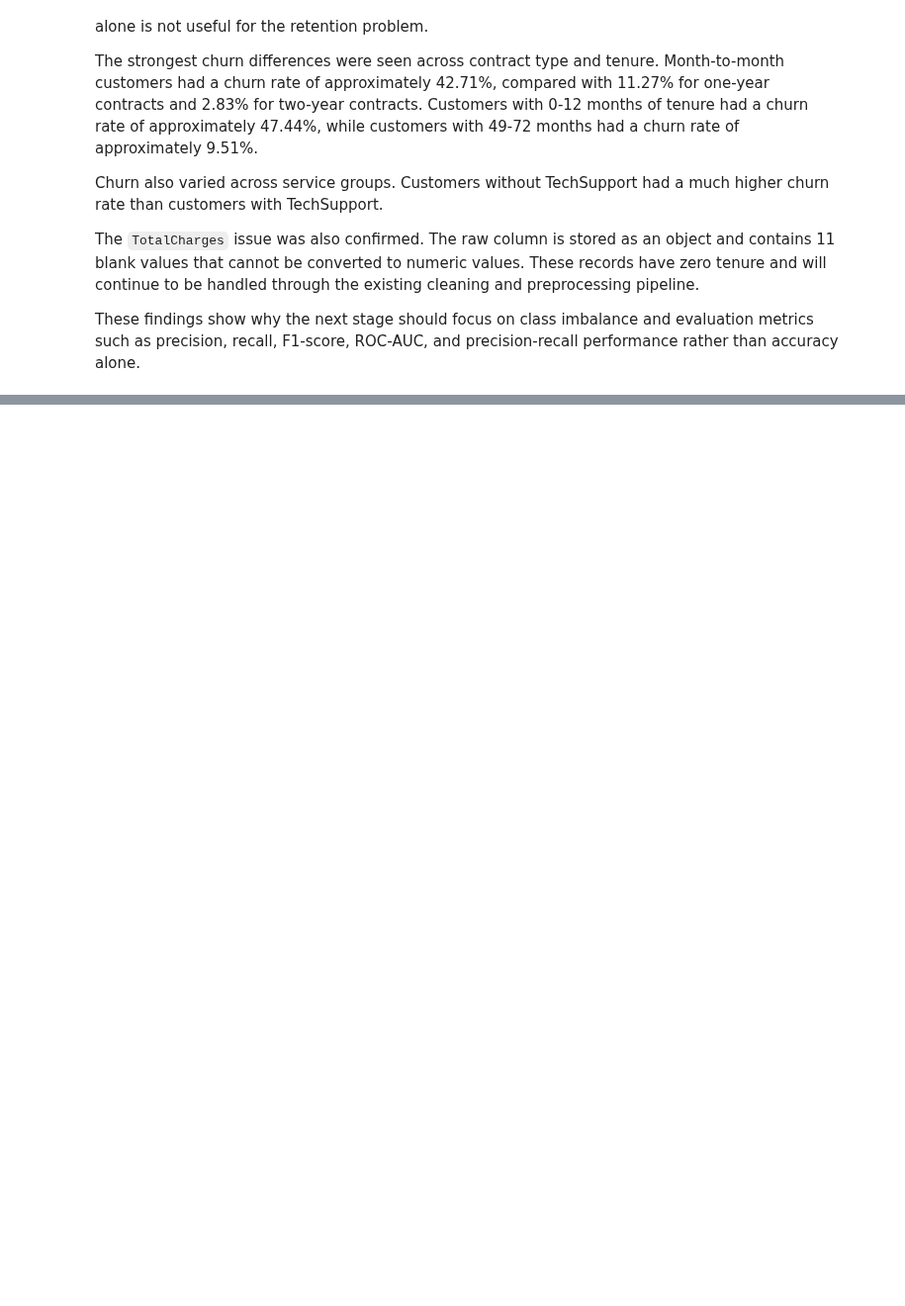
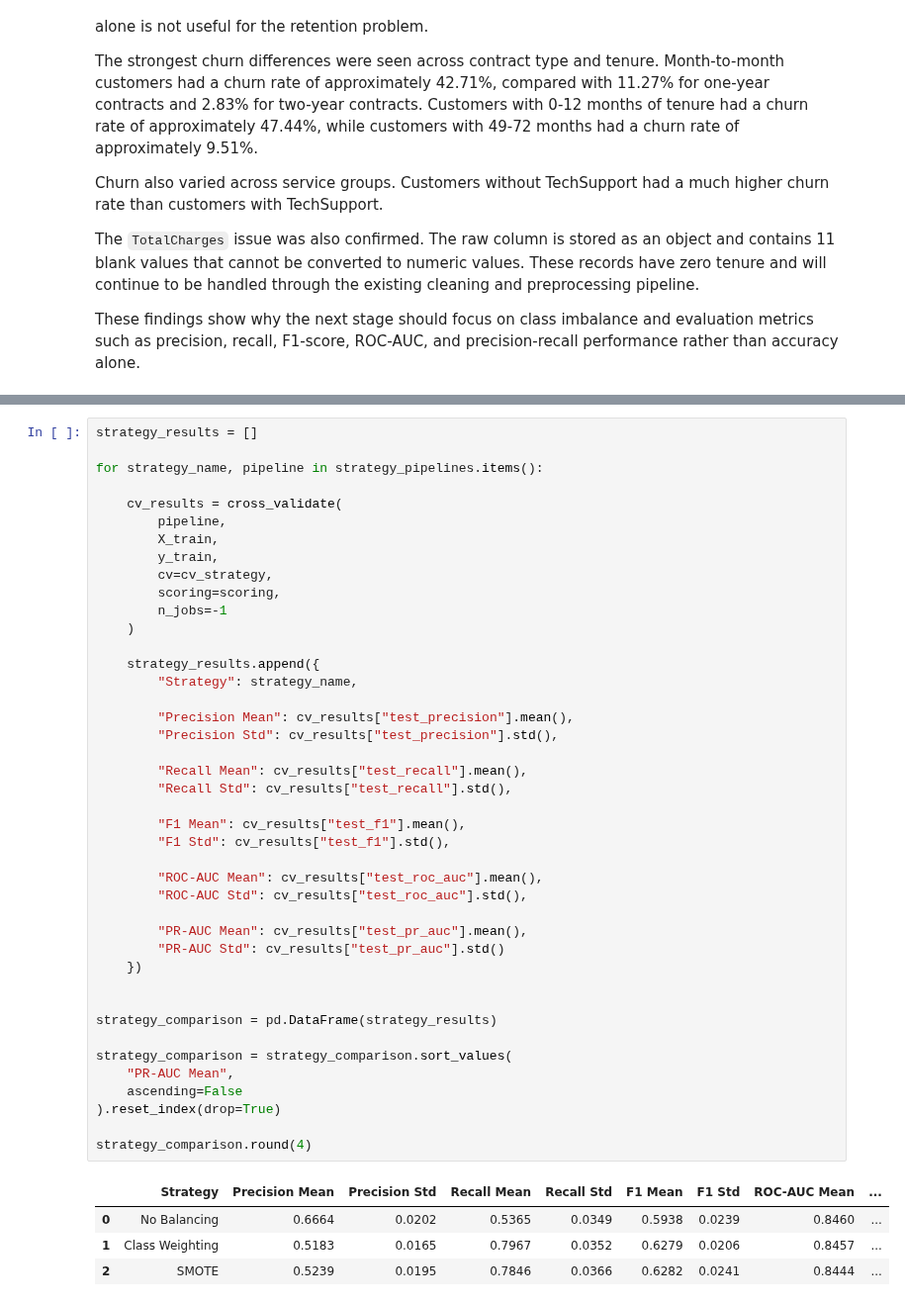
Before and after one commit to francisparwez/telco-customer-churn, a Jupyter notebook: Telco_Churn.ipynb, the cells around one changed output, grey strips where cells are left out. Shown at 99% size. Saved outputs shown, nothing was run; the diff lists cells and outputs as text; blank space fills up the shorter version.

```diff
--- a/Telco_Churn.ipynb
+++ b/Telco_Churn.ipynb
@@ -1821,0 +2055,47 @@ These findings show why the next stage should focus on class imbalance and evalu
+# %%
+strategy_results = []
+
+for strategy_name, pipeline in strategy_pipelines.items():
+
+    cv_results = cross_validate(
+        pipeline,
+        X_train,
+        y_train,
+        cv=cv_strategy,
+        scoring=scoring,
+        n_jobs=-1
+    )
+
+    strategy_results.append({
+        "Strategy": strategy_name,
+
+        "Precision Mean": cv_results["test_precision"].mean(),
+        "Precision Std": cv_results["test_precision"].std(),
+
+        "Recall Mean": cv_results["test_recall"].mean(),
+        "Recall Std": cv_results["test_recall"].std(),
+
+        "F1 Mean": cv_results["test_f1"].mean(),
+        "F1 Std": cv_results["test_f1"].std(),
+
+        "ROC-AUC Mean": cv_results["test_roc_auc"].mean(),
+        "ROC-AUC Std": cv_results["test_roc_auc"].std(),
+
+        "PR-AUC Mean": cv_results["test_pr_auc"].mean(),
+        "PR-AUC Std": cv_results["test_pr_auc"].std()
+    })
+
+
+strategy_comparison = pd.DataFrame(strategy_results)
+
+strategy_comparison = strategy_comparison.sort_values(
+    "PR-AUC Mean",
+    ascending=False
+).reset_index(drop=True)
+
+strategy_comparison.round(4)
+# %% [output]
+|  | Strategy | Precision Mean | Precision Std | Recall Mean | Recall Std | F1 Mean | F1 Std | ROC-AUC Mean | ... |
+| 0 | No Balancing | 0.6664 | 0.0202 | 0.5365 | 0.0349 | 0.5938 | 0.0239 | 0.8460 | ... |
+| 1 | Class Weighting | 0.5183 | 0.0165 | 0.7967 | 0.0352 | 0.6279 | 0.0206 | 0.8457 | ... |
+| 2 | SMOTE | 0.5239 | 0.0195 | 0.7846 | 0.0366 | 0.6282 | 0.0241 | 0.8444 | ... |
```
Also changed, not shown: parts of 29 cells of this notebook, 4 other files.
